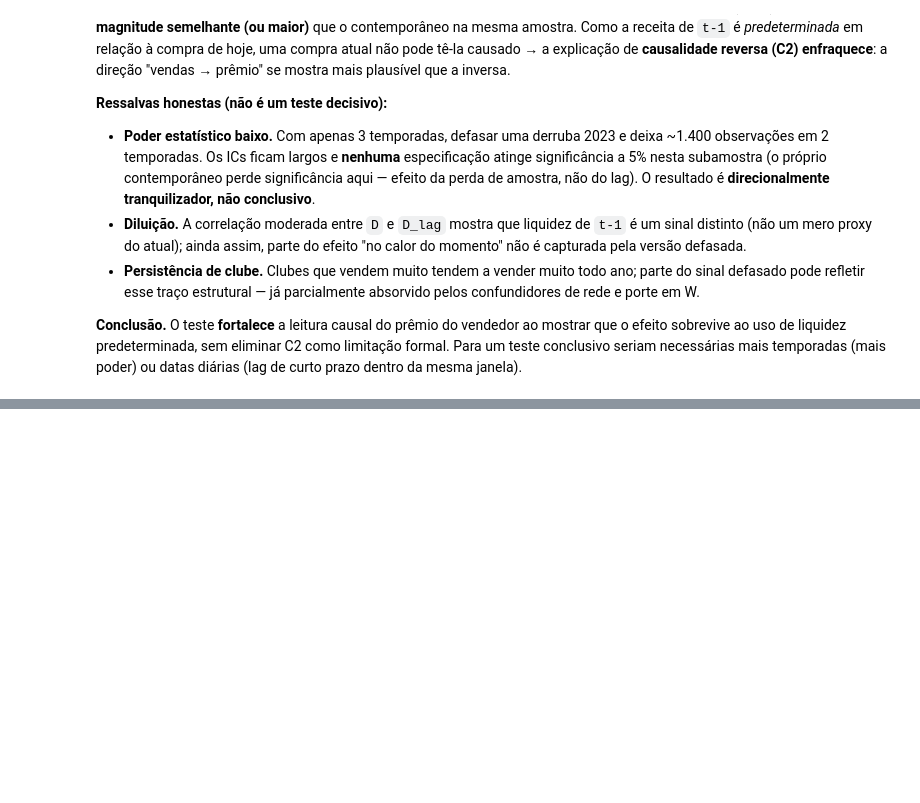
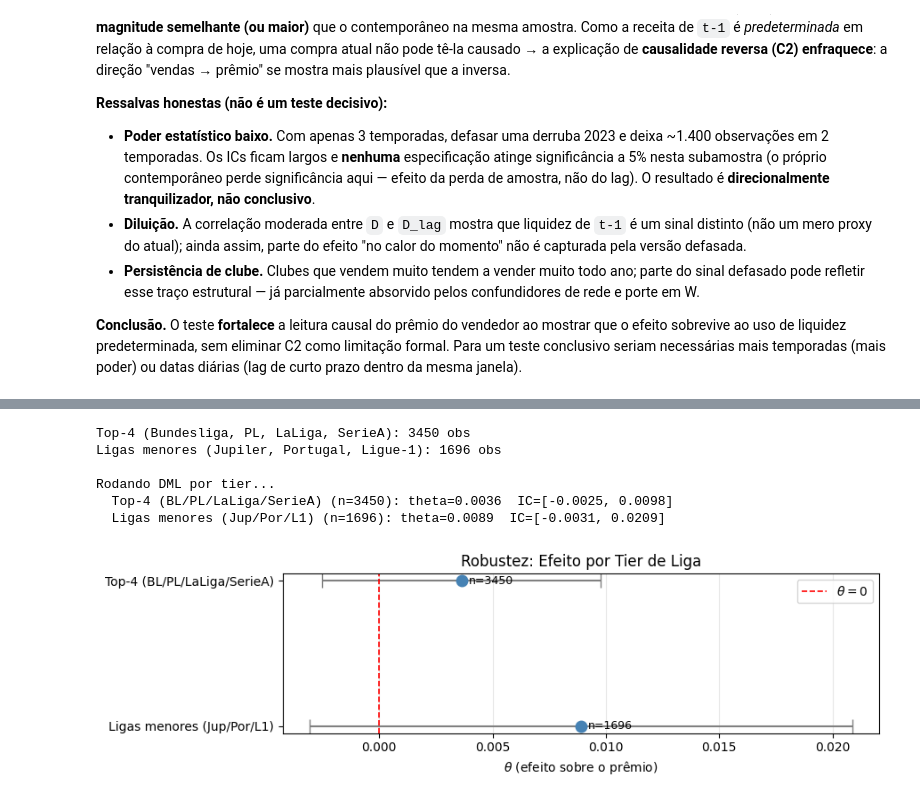
Before and after one commit to leticia-ribeirom/TP-CDAF, a Jupyter notebook: notebooks/etapa2_robustez.ipynb, the cells around one changed output, grey strips where cells are left out. Drawn from its saved outputs; the diff is of its cells as text; code cells hidden in the pictures; blank space fills up the shorter version.

```diff
--- a/notebooks/etapa2_robustez.ipynb
+++ b/notebooks/etapa2_robustez.ipynb
@@ -213,0 +292,52 @@ dentro da mesma janela).
+# %%
+# Máscara de tier
+mask_top4 = (
+    (df['competition_code_premier-league'] == 1) |
+    (df['competition_code_laliga'] == 1) |
+    (df['competition_code_serie-a'] == 1) |
+    ((df[['competition_code_premier-league','competition_code_laliga',
+          'competition_code_serie-a','competition_code_jupiler-pro-league',
+          'competition_code_liga-portugal','competition_code_ligue-1']] == 0).all(axis=1))
+)  # Bundesliga é base (todas as dummies == 0)
+mask_smaller = ~mask_top4
+
+print(f'Top-4 (Bundesliga, PL, LaLiga, SerieA): {mask_top4.sum()} obs')
+print(f'Ligas menores (Jupiler, Portugal, Ligue-1): {mask_smaller.sum()} obs')
+
+print('\nRodando DML por tier...')
+res_tier = []
+for label, mask in [('Top-4 (BL/PL/LaLiga/SerieA)', mask_top4),
+                     ('Ligas menores (Jup/Por/L1)', mask_smaller)]:
+    sub = df[mask].reset_index(drop=True)
+    th_t, lo_t, hi_t, _ = dml_ate(sub['Y'].values, sub['D'].values, sub[CONFOUNDERS].values)
+    sig = '*' if (lo_t > 0 or hi_t < 0) else ''
+    res_tier.append({'subgrupo': label, 'n': len(sub), 'theta': th_t,
+                      'ic_low': lo_t, 'ic_high': hi_t, 'sig': sig})
+    print(f'  {label} (n={len(sub)}): theta={th_t:.4f}  IC=[{lo_t:.4f}, {hi_t:.4f}] {sig}')
+
+df_tier = pd.DataFrame(res_tier)
+# %% [output]
+Top-4 (Bundesliga, PL, LaLiga, SerieA): 3450 obs
+Ligas menores (Jupiler, Portugal, Ligue-1): 1696 obs
+
+Rodando DML por tier...
+  Top-4 (BL/PL/LaLiga/SerieA) (n=3450): theta=0.0036  IC=[-0.0025, 0.0098]
+  Ligas menores (Jup/Por/L1) (n=1696): theta=0.0089  IC=[-0.0031, 0.0209]
+# %%
+fig, ax = plt.subplots(figsize=(9, 2.8))
+ypos = np.arange(len(df_tier))[::-1]
+ax.errorbar(df_tier['theta'], ypos,
+            xerr=[df_tier['theta']-df_tier['ic_low'], df_tier['ic_high']-df_tier['theta']],
+            fmt='o', color='steelblue', ecolor='gray', capsize=6, ms=9, lw=1.5)
+ax.axvline(0, color='red', ls='--', lw=1.2, label=r'$\theta = 0$')
+for i, row in df_tier.iterrows():
+    ax.annotate(f'n={row["n"]}', (row['theta'], len(df_tier)-1-i),
+                xytext=(6, 0), textcoords='offset points', va='center', fontsize=9)
+ax.set_yticks(ypos)
+ax.set_yticklabels(df_tier['subgrupo'], fontsize=10)
+ax.set_xlabel(r'$\theta$ (efeito sobre o prêmio)', fontsize=10)
+ax.set_title('Robustez: Efeito por Tier de Liga', fontsize=12)
+ax.legend(); ax.grid(alpha=0.3, axis='x')
+plt.tight_layout(); plt.show()
+# %% [output]
+[figure, added]
```
Also changed, not shown: parts of 8 cells of this notebook, 7 other files.
